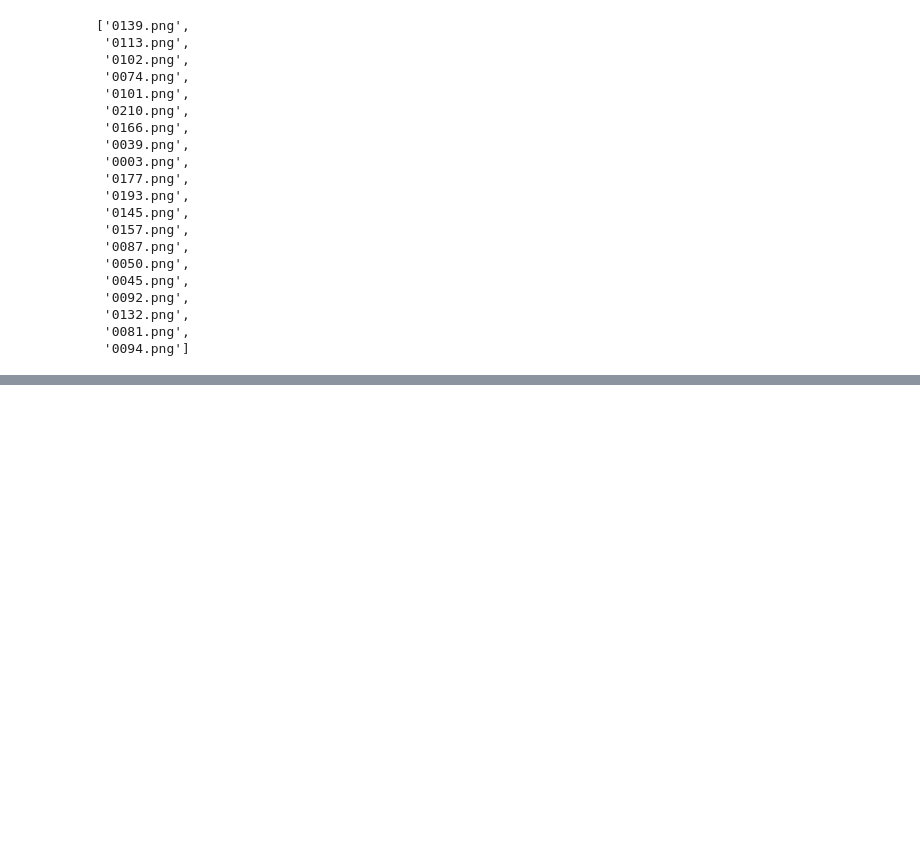
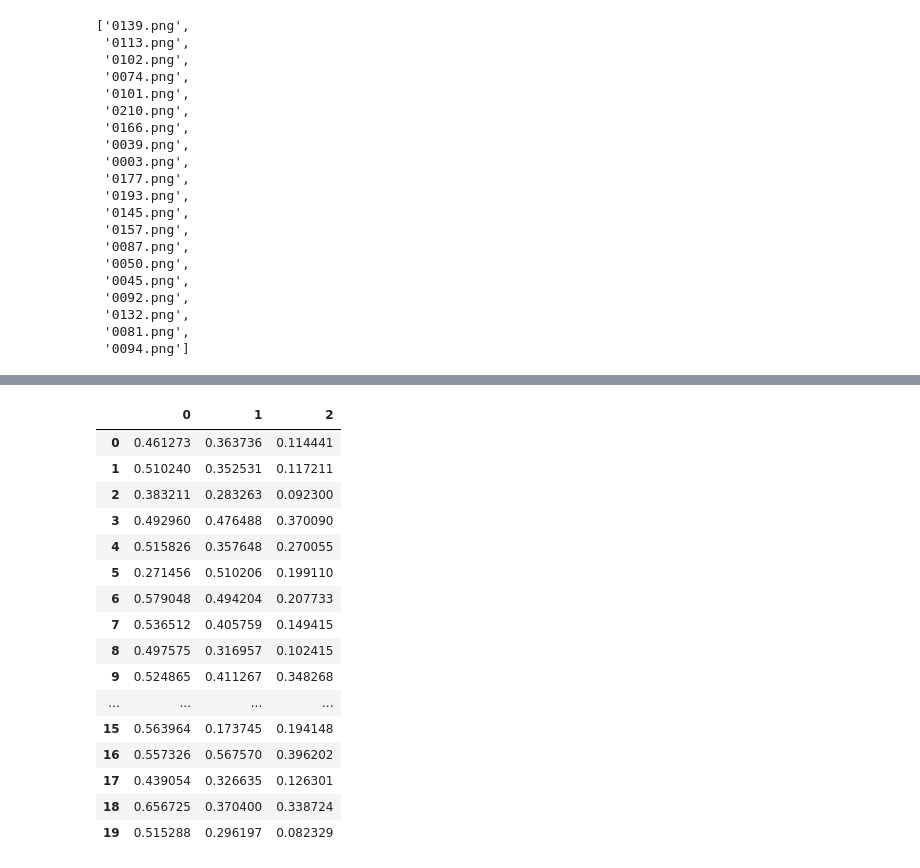
Before and after one commit to SadmanUddin/Data-analysis-and-statistics, a Jupyter notebook: Machine Learning 2/Untitled-1.ipynb, the cells around one changed output, grey strips where cells are left out. Drawn from its saved outputs; the diff is of its cells as text; code cells hidden in the pictures; blank space fills up the shorter version.

```diff
--- a/Machine Learning 2/Untitled-1.ipynb
+++ b/Machine Learning 2/Untitled-1.ipynb
@@ -123,0 +142,20 @@ FileNotFoundError: [Errno 2] No such file or directory: 'Machine Learning 2/flow
+# %%
+RGB_results #x variable
+# %% [output]
+|  | 0 | 1 | 2 |
+| 0 | 0.461273 | 0.363736 | 0.114441 |
+| 1 | 0.510240 | 0.352531 | 0.117211 |
+| 2 | 0.383211 | 0.283263 | 0.092300 |
+| 3 | 0.492960 | 0.476488 | 0.370090 |
+| 4 | 0.515826 | 0.357648 | 0.270055 |
+| 5 | 0.271456 | 0.510206 | 0.199110 |
+| 6 | 0.579048 | 0.494204 | 0.207733 |
+| 7 | 0.536512 | 0.405759 | 0.149415 |
+| 8 | 0.497575 | 0.316957 | 0.102415 |
+| 9 | 0.524865 | 0.411267 | 0.348268 |
+| ... | ... | ... | ... |
+| 15 | 0.563964 | 0.173745 | 0.194148 |
+| 16 | 0.557326 | 0.567570 | 0.396202 |
+| 17 | 0.439054 | 0.326635 | 0.126301 |
+| 18 | 0.656725 | 0.370400 | 0.338724 |
+| 19 | 0.515288 | 0.296197 | 0.082329 |
```
Also changed, not shown: parts of 18 cells of this notebook.
